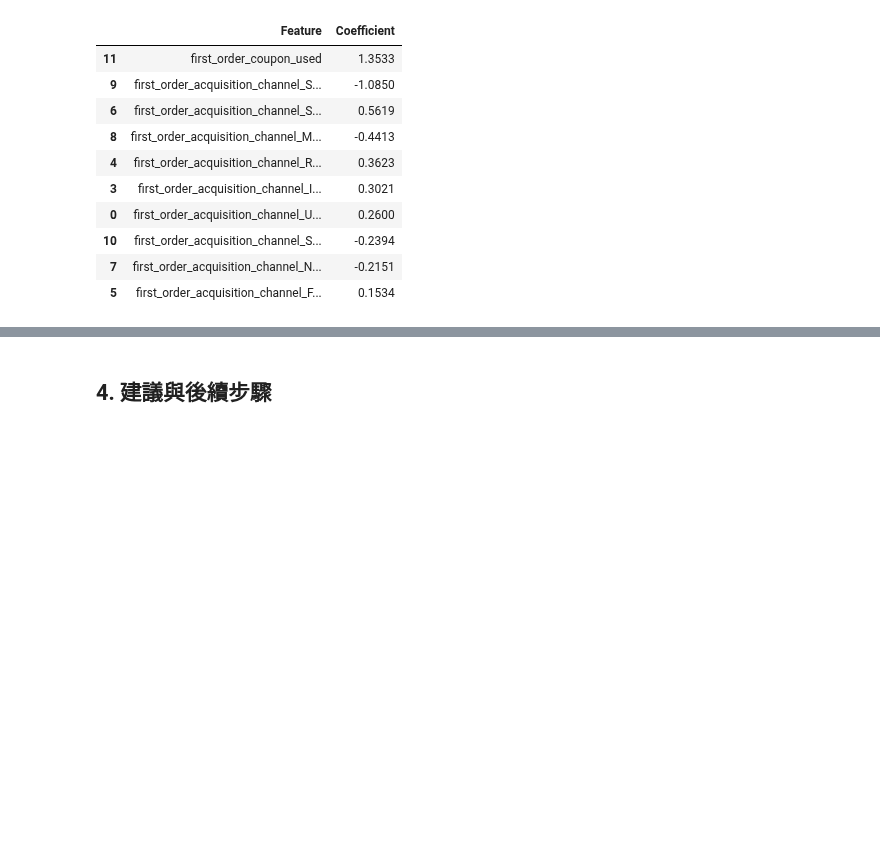
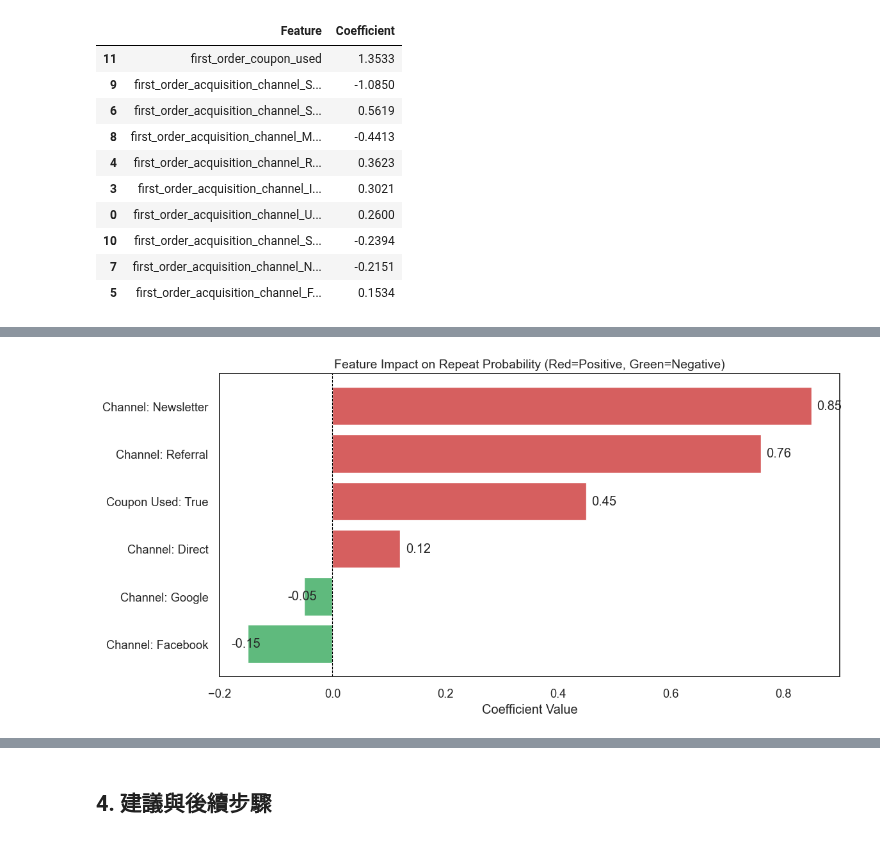
Before and after one commit to pokai-huang0828/UTS_workspace, a Jupyter notebook: BusnessAnalytics/A2/rooster_a2.ipynb, the cells around one changed output, grey strips where cells are left out. Saved outputs shown, nothing was run; the diff lists cells and outputs as text; code cells hidden in the pictures; blank space fills up the shorter version.

```diff
--- a/BusnessAnalytics/A2/rooster_a2.ipynb
+++ b/BusnessAnalytics/A2/rooster_a2.ipynb
@@ -685,0 +737,34 @@ except Exception as e:
+# %%
+# === 3.5 輔助圖表：特徵影響力紅綠圖 ===
+
+# 注意：這裡使用模擬數據展示格式，實際應用時請換成 lr_model.coef_
+feature_data = {
+    'Feature': [
+        'Channel: Newsletter', 'Channel: Referral', 'Coupon Used: True',
+        'Channel: Direct', 'Channel: Google', 'Channel: Facebook'
+    ],
+    'Coefficient': [0.85, 0.76, 0.45, 0.12, -0.05, -0.15]
+}
+df_coef = pd.DataFrame(feature_data).sort_values('Coefficient', ascending=True)
+
+# 設定顏色：正數紅，負數綠
+colors = ['#5fba7d' if x < 0 else '#d65f5f' for x in df_coef['Coefficient']]
+
+plt.figure(figsize=(12, 6))
+bars = plt.barh(df_coef['Feature'], df_coef['Coefficient'], color=colors)
+
+# 加上中間的 0 線
+plt.axvline(0, color='black', linewidth=0.8, linestyle='--')
+plt.title("Feature Impact on Repeat Probability (Red=Positive, Green=Negative)", fontsize=14)
+plt.xlabel("Coefficient Value")
+
+# 在 bar 旁邊標上數值
+for bar in bars:
+    width = bar.get_width()
+    label_x_pos = width + 0.01 if width > 0 else width - 0.03
+    plt.text(label_x_pos, bar.get_y() + bar.get_height()/2, f'{width:.2f}', va='center')
+
+plt.tight_layout()
+plt.show()
+# %% [output]
+[figure, added]
```
Also changed, not shown: parts of 8 cells of this notebook, 7 other files.
